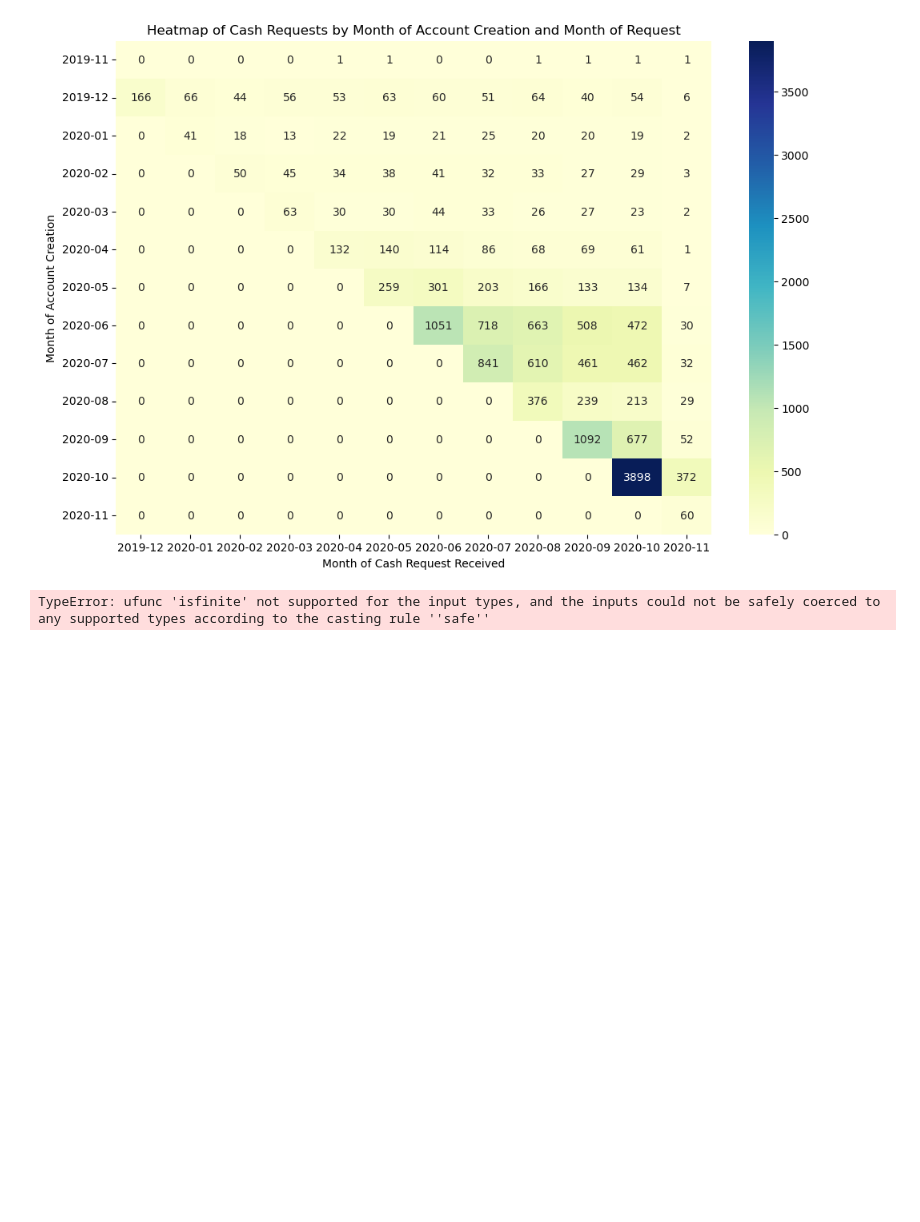
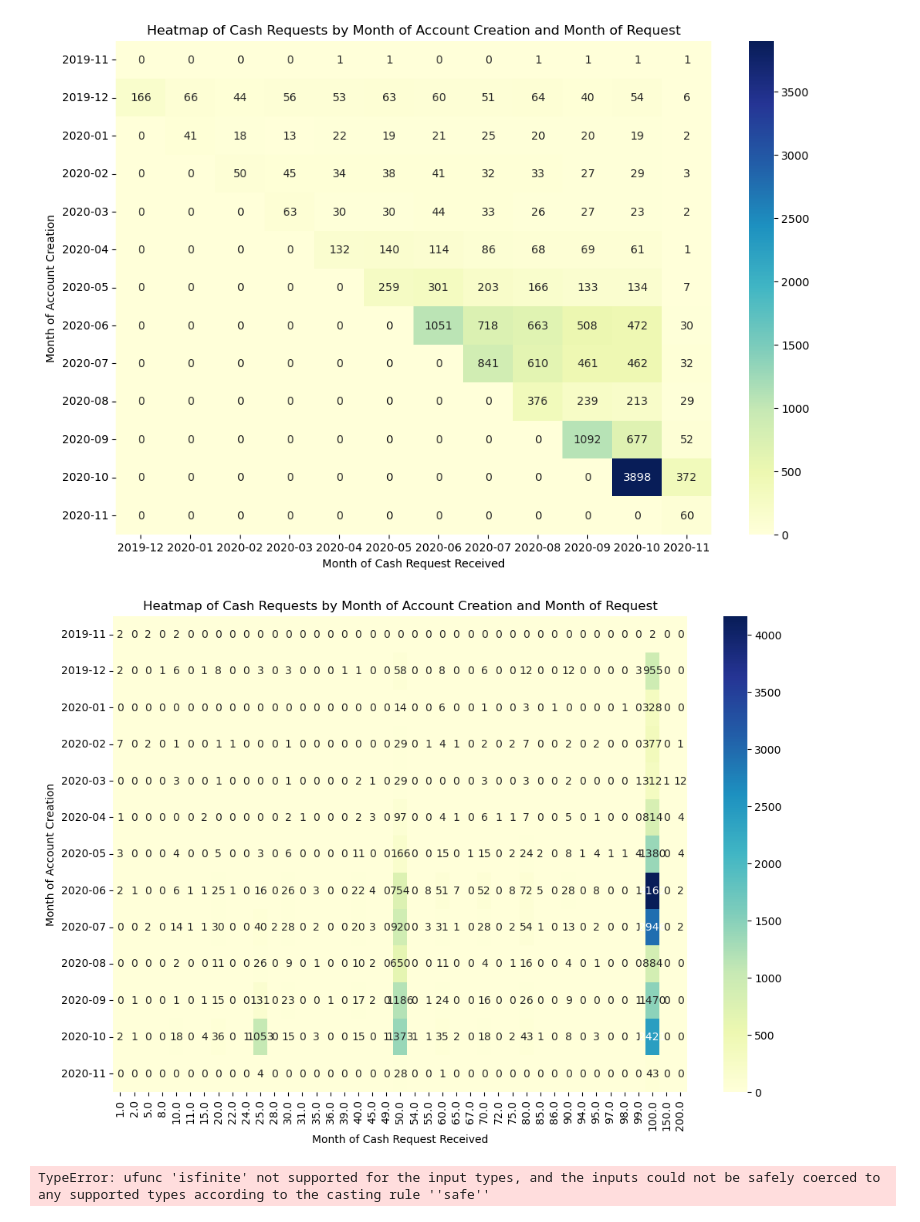
Before and after one commit to ooolychee/project-1-ironhack-payments-es, a Jupyter notebook: project1_eda.ipynb, the cells around one changed output. Drawn from its saved outputs; the diff is of its cells as text; code cells hidden in the pictures; blank space fills up the shorter version.

```diff
--- a/project1_eda.ipynb
+++ b/project1_eda.ipynb
@@ -374,6 +385,19 @@ plt.ylabel('Month of Account Creation')
 plt.show()
 # %% [output]
 [figure]
+# %%
+# Group by month_cohort and cash_request_received_month and count the occurrences
+heatmap_data2 = request_df_2.groupby(['cohort_de_verdad', 'amount']).size().unstack(fill_value=0)
+
+# Plot heatmap
+plt.figure(figsize=(12, 8))
+sns.heatmap(heatmap_data2, annot=True, fmt="d", cmap="YlGnBu")
+plt.title('Heatmap of Cash Amount of Account Creation and Month of Request')
+plt.xlabel('Month of Cash Request Received')
+plt.ylabel('Month of Account Creation')
+plt.show()
+# %% [output]
+[figure, added]
 # %%
 # %% [output]
 TypeError: ufunc 'isfinite' not supported for the input types, and the inputs could not be safely coerced to any supported types according to the casting rule ''safe''
```
Also changed, not shown: parts of 15 cells of this notebook.
